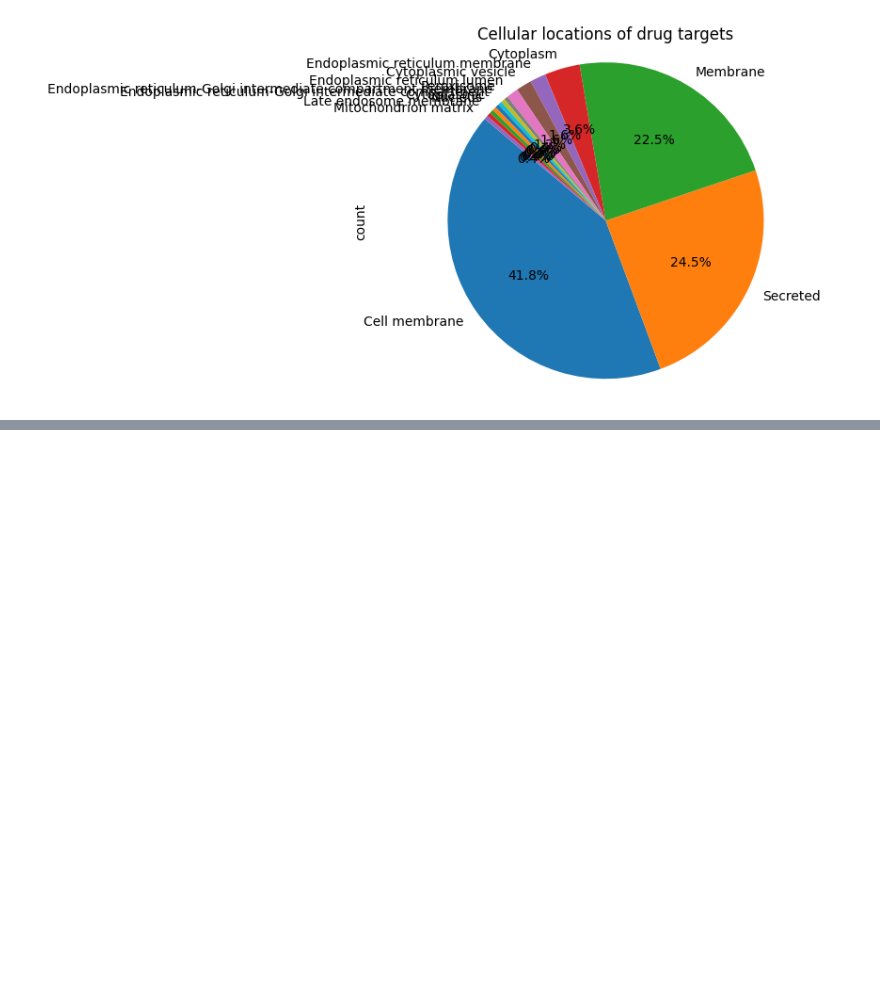
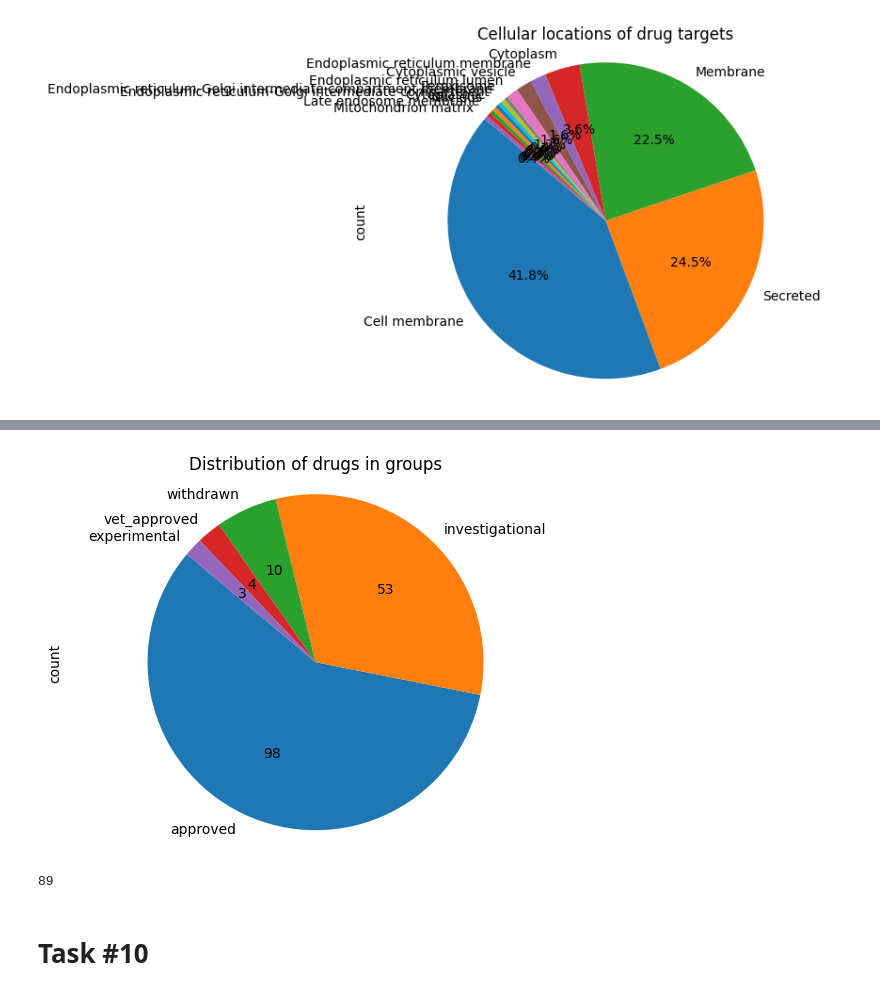
Before and after one commit to tkoso/Drugbank-Data-Analysis, a Jupyter notebook: notebooks/final_report.ipynb, the cells around one changed output, grey strips where cells are left out. Saved outputs shown, nothing was run; the diff lists cells and outputs as text; code cells hidden in the pictures; blank space fills up the shorter version.

Commit message:
add groups dataframe, analysis of group counts, count of approved and non-withdrawn drugs

```diff
--- a/notebooks/final_report.ipynb
+++ b/notebooks/final_report.ipynb
@@ -130,0 +133,5 @@ draw_pie_cellular_locations(targets_df)
+# %%
+from transformations import build_groups_dataframe
+
+df_groups = build_groups_dataframe(XML_PATH)
+df_groups.head(10)
@@ -130,0 +150,14 @@ draw_pie_cellular_locations(targets_df)
+# %%
+from visualizations import draw_pie_chart_groups
+
+draw_pie_chart_groups(df_groups)
+# %% [output]
+[figure, added]
+# %%
+from analyses import approved_and_non_withdrawn_drugs
+
+approved_and_non_withdrawn_drugs(df_groups)
+# %% [output]
+89
+# %% [markdown]
+# Task #10
```
Also changed, not shown: parts of 3 cells of this notebook, 3 other files.
